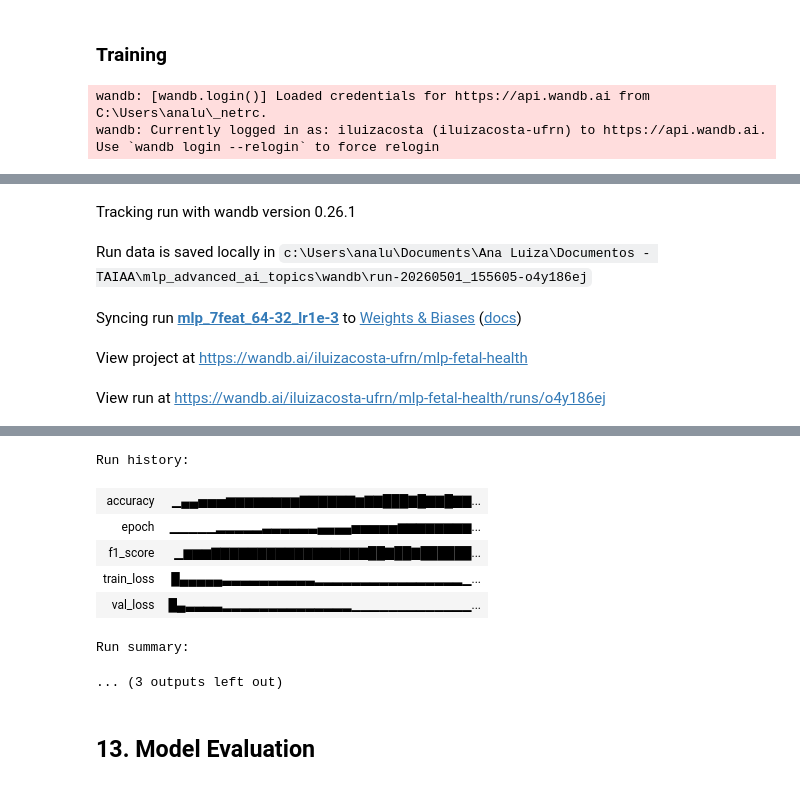
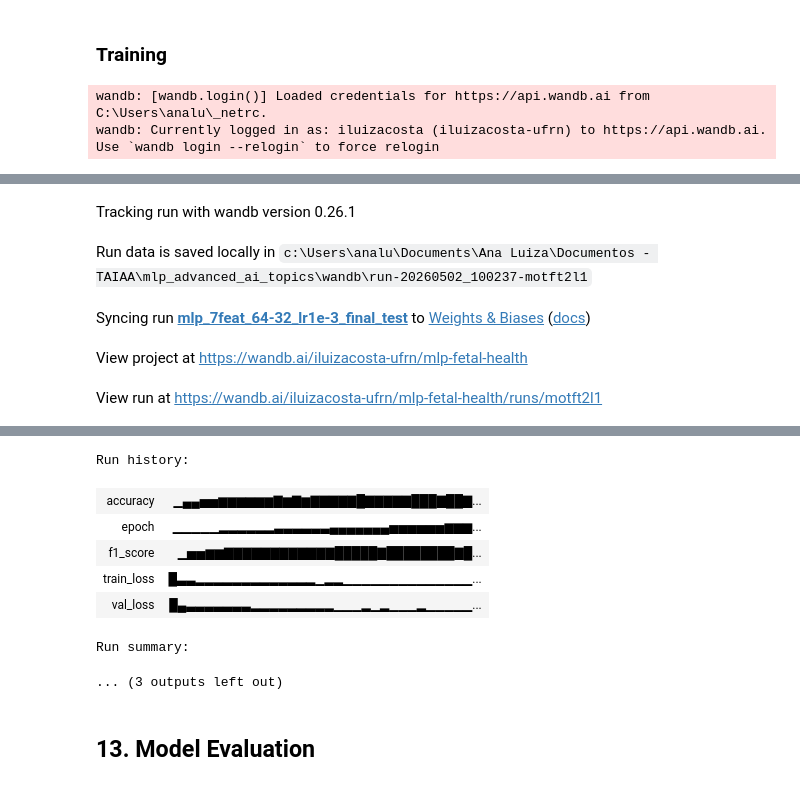
Before and after one commit to iluizacosta/mlp-advanced-ai-topics, a Jupyter notebook: fetal_health_notebook.ipynb, the cells around one changed output, grey strips where cells are left out. Drawn from its saved outputs; the diff is of its cells as text; code cells hidden in the pictures.

```diff
--- a/fetal_health_notebook.ipynb
+++ b/fetal_health_notebook.ipynb
@@ -999,7 +1002,7 @@ def combined_feature_selection(df, target_col, top_k=10, vif_threshold=10.0):
 
 ranking_norm, selected_features, final_features, removed_features, final_vif = combined_feature_selection(
     train_df,
-    target_col="fetal_health",
+    target_col=target_col,
     top_k=10,
     vif_threshold=10.0
 )
@@ -1086,8 +1089,8 @@ Final VIF table:
 # %% [markdown]
 ### Applying Features on DataSet
 # %%
-train_df_selected = train_df[final_features + ["fetal_health"]]
-test_df_selected = test_df[final_features + ["fetal_health"]]
+train_df_selected = train_df[final_features + [target_col]]
+test_df_selected = test_df[final_features + [target_col]]
 
 print("Train selected shape:", train_df_selected.shape)
 print("Test selected shape:", test_df_selected.shape)
@@ -1181,8 +1184,8 @@ def prepare_dataloaders(train_df, test_df, target_col, batch_size=32):
 train_loader, test_loader, scaler, input_dim = prepare_dataloaders(
     train_df_selected,
     test_df_selected,
-    target_col="fetal_health",
-    batch_size=32
+    target_col=target_col,
+    batch_size=config["model"]["batch_size"]
 )
 
 print(f"Input dimension: {input_dim}")
@@ -1264,9 +1271,9 @@ class MLP(nn.Module):
 
 model = MLP(
     input_dim=input_dim,
-    hidden_sizes=[64, 32],
+    hidden_sizes=config["model"]["hidden_sizes"],
     output_dim=3,
-    dropout=0.2
+    dropout=config["model"]["dropout"]
 )
 
 print(model)
@@ -1301,7 +1308,7 @@ def train_model(config, train_loader, test_loader, input_dim):
     # ---- Initialize W&B run ----
     wandb.init(
         project="mlp-fetal-health",
-        name="mlp_7feat_64-32_lr1e-3",
+        name="mlp_7feat_64-32_lr1e-3_final_test",
         config=config
     )
 
@@ -1438,7 +1445,7 @@ wandb: [wandb.login()] Loaded credentials for https://api.wandb.ai from C:\Users
 wandb: Currently logged in as: iluizacosta (iluizacosta-ufrn) to https://api.wandb.ai. Use `wandb login --relogin` to force relogin
 [interactive output not drawn]
 Tracking run with wandb version 0.26.1
-Run data is saved locally in c:\Users\analu\Documents\Ana Luiza\Documentos - TAIAA\mlp_advanced_ai_topics\wandb\run-20260501_155605-o4y186ej
+Run data is saved locally in c:\Users\analu\Documents\Ana Luiza\Documentos - TAIAA\mlp_advanced_ai_topics\wandb\run-20260502_100237-motft2l1
-Syncing run mlp_7feat_64-32_lr1e-3 to Weights & Biases (docs)
+Syncing run mlp_7feat_64-32_lr1e-3_final_test to Weights & Biases (docs)
 View project at https://wandb.ai/iluizacosta-ufrn/mlp-fetal-health
-View run at https://wandb.ai/iluizacosta-ufrn/mlp-fetal-health/runs/o4y186ej
+View run at https://wandb.ai/iluizacosta-ufrn/mlp-fetal-health/runs/motft2l1
@@ -1462,10 +1469,10 @@ Early stopping at epoch 79
 [interactive output not drawn]
 Run history:
-| accuracy | ▁▄▄▅▅▅▆▆▆▆▆▆▆▆▇▇▇▇▇▇▆▇▇███▇█▇▇█▇▇... |
-| epoch | ▁▁▁▁▁▂▂▂▂▂▃▃▃▃▃▃▄▄▄▄▅▅▅▅▅▆▆▆▆▆▆▆▆... |
-| f1_score | ▁▆▆▆▇▇▇▇▇▇▇▇▇▇▇▇▇▇▇▇▇██▇██▇██████... |
-| train_loss | █▄▄▄▄▄▃▃▃▃▃▃▃▃▃▃▂▂▂▂▂▂▂▂▂▂▂▂▂▂▂▂▁... |
-| val_loss | █▄▃▃▃▃▂▂▂▂▂▂▂▂▂▂▂▂▂▂▁▁▁▁▁▁▁▁▁▁▁▁▁... |
+| accuracy | ▁▄▄▅▅▆▆▆▆▆▆▇▆▇▆▇▇▇▇▇█▇▇▇▇▇███▇██▇... |
+| epoch | ▁▁▁▁▁▂▂▂▂▂▂▃▃▃▃▃▃▄▄▄▄▄▄▄▅▅▅▅▅▅▆▆▆... |
+| f1_score | ▁▅▅▆▆▇▇▇▇▇▇▇▇▇▇▇▇█████▇████████▇█... |
+| train_loss | █▃▃▂▂▂▂▂▂▂▂▂▂▂▂▂▁▂▂▁▁▁▁▁▁▁▁▁▁▁▁▁▁... |
+| val_loss | █▄▃▃▃▃▃▃▃▂▂▂▂▂▂▂▂▂▁▁▁▂▁▂▁▁▁▂▁▁▁▁▁... |
 Run summary:
 ... (3 outputs left out)
 # %% [markdown]
```
Also changed, not shown: parts of 12 cells of this notebook, 4 other files.
